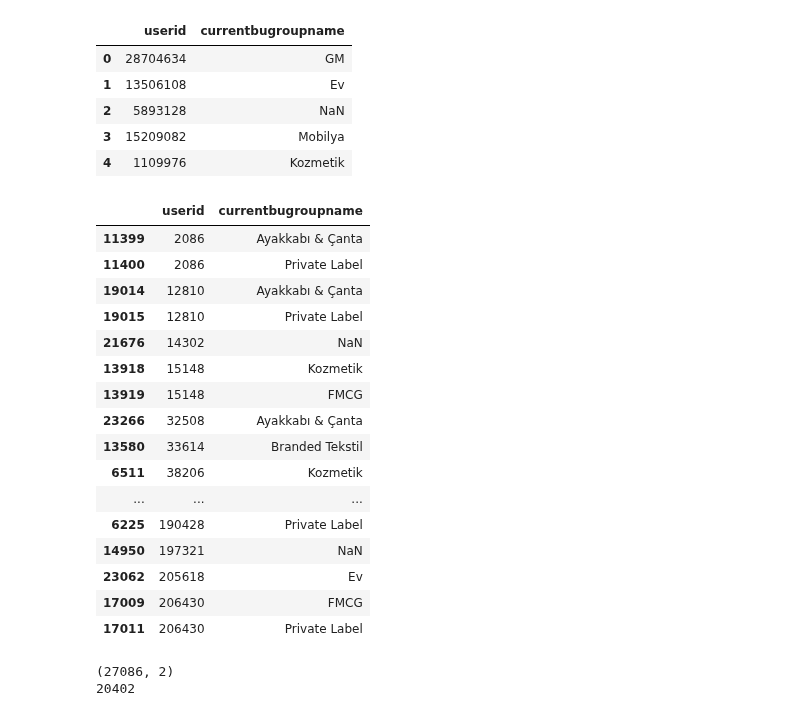
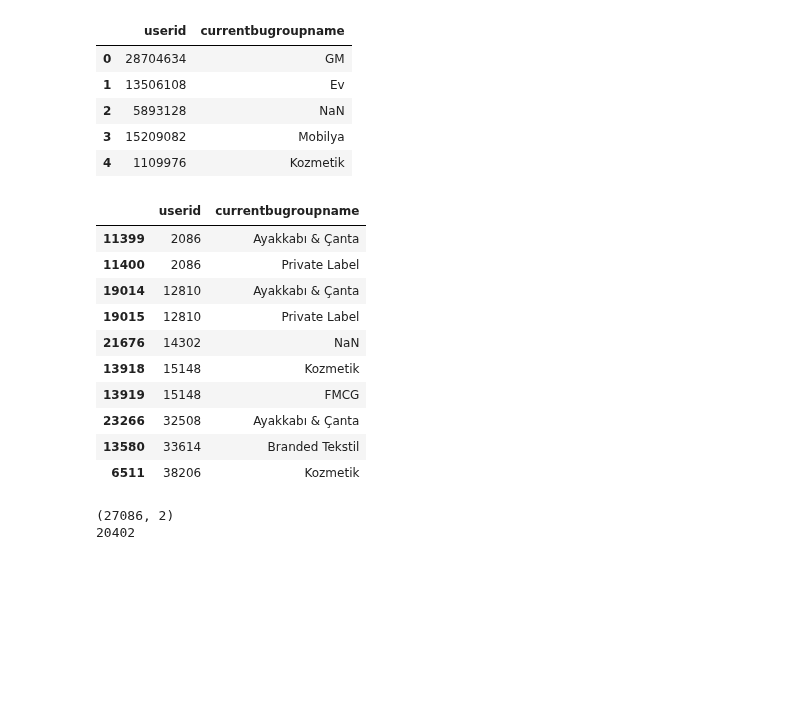
Before and after one commit to stopdemir/ecommerce-data-analysis, a Jupyter notebook: trendyol_stopdemir.ipynb, the cells around one changed output. Cells and saved outputs as stored; diff of their text form; code cells hidden in the pictures; blank space fills up the shorter version.

```diff
--- a/trendyol_stopdemir.ipynb
+++ b/trendyol_stopdemir.ipynb
@@ -649,25 +649,19 @@ df_target_train.head(5)
 | 4 | 1109976 | Kozmetik |
 # %%
 df_target_train = df_target_train.sort_values(by='userid')
-df_target_train.head(50)
+df_target_train.head(10)
 # %% [output]
 |  | userid | currentbugroupname |
 | 11399 | 2086 | Ayakkabı & Çanta |
 | 11400 | 2086 | Private Label |
 | 19014 | 12810 | Ayakkabı & Çanta |
 | 19015 | 12810 | Private Label |
 | 21676 | 14302 | NaN |
 | 13918 | 15148 | Kozmetik |
 | 13919 | 15148 | FMCG |
 | 23266 | 32508 | Ayakkabı & Çanta |
 | 13580 | 33614 | Branded Tekstil |
 | 6511 | 38206 | Kozmetik |
-| ... | ... | ... |
-| 6225 | 190428 | Private Label |
-| 14950 | 197321 | NaN |
-| 23062 | 205618 | Ev |
-| 17009 | 206430 | FMCG |
-| 17011 | 206430 | Private Label |
 # %%
 print(df_target_train.shape)
 print(df_target_train["userid"].nunique())
```
Also changed, not shown: parts of 1 cell of this notebook, 1 other file.
